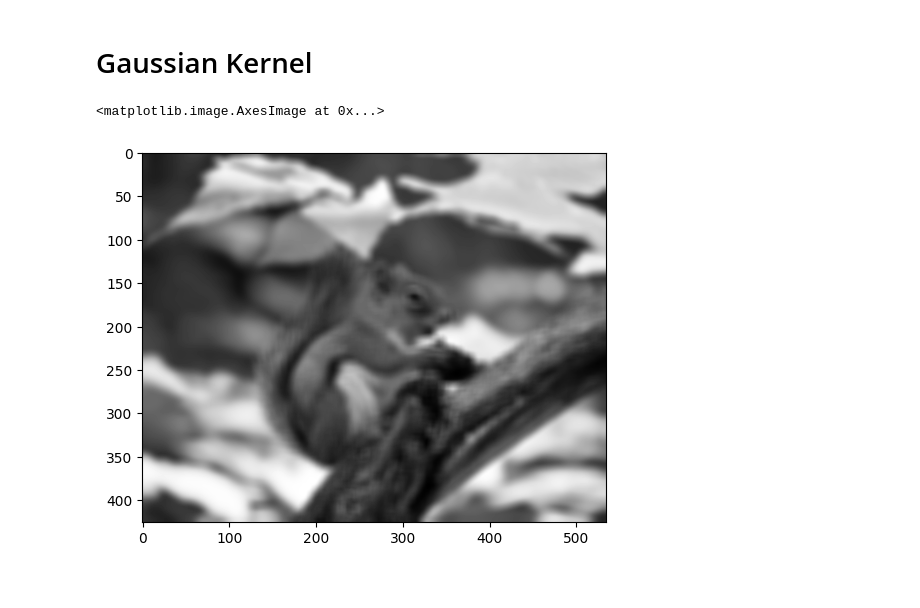
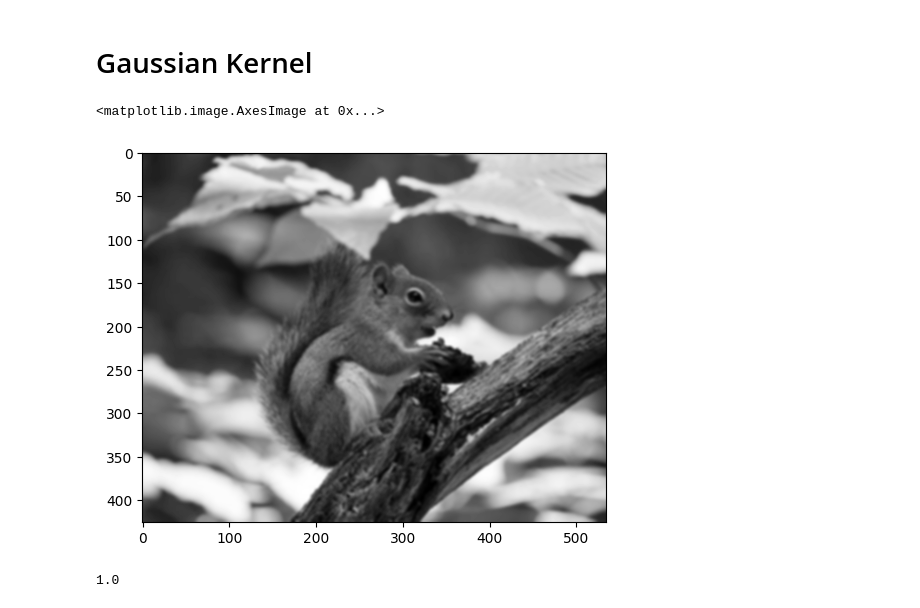
Before and after one commit to 0rphee/up, a Jupyter notebook: pdi/convolucion.ipynb, the cells around one changed output. Saved outputs shown, nothing was run; the diff lists cells and outputs as text; code cells hidden in the pictures.

```diff
--- a/pdi/convolucion.ipynb
+++ b/pdi/convolucion.ipynb
@@ -41,8 +44,12 @@ plt.imshow(img_smoothed, cmap="gray")
 # %% [markdown]
 # Gaussian Kernel
 # %%
-img_gaussian = cv.GaussianBlur(img_grey, (11, 11), 100)
+img_gaussian = cv.GaussianBlur(img_grey, (5, 5), 1.5)
 plt.imshow(img_gaussian, cmap="gray")
 # %% [output]
 <matplotlib.image.AxesImage at 0x...>
-[figure, old version]
+[figure, new version]
+# %%
+make_sqare_kernels(5).sum()
+# %% [output]
+1.0
```
Also changed, not shown: parts of 8 cells of this notebook.
